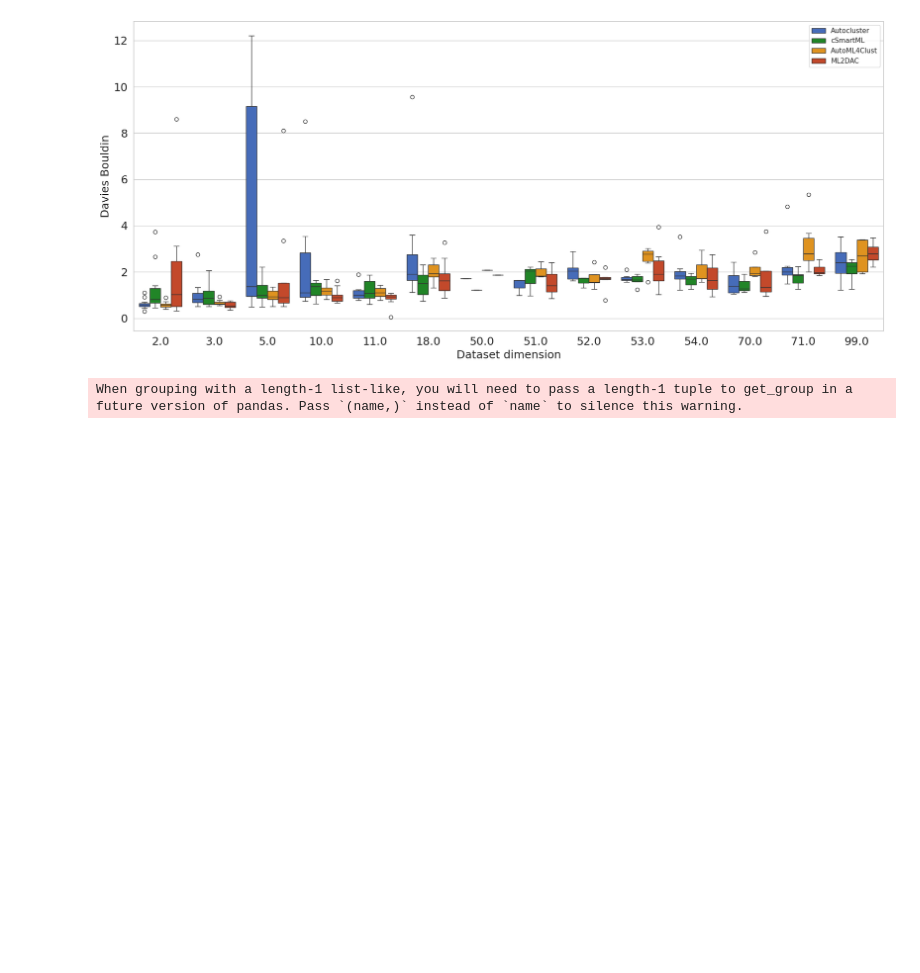
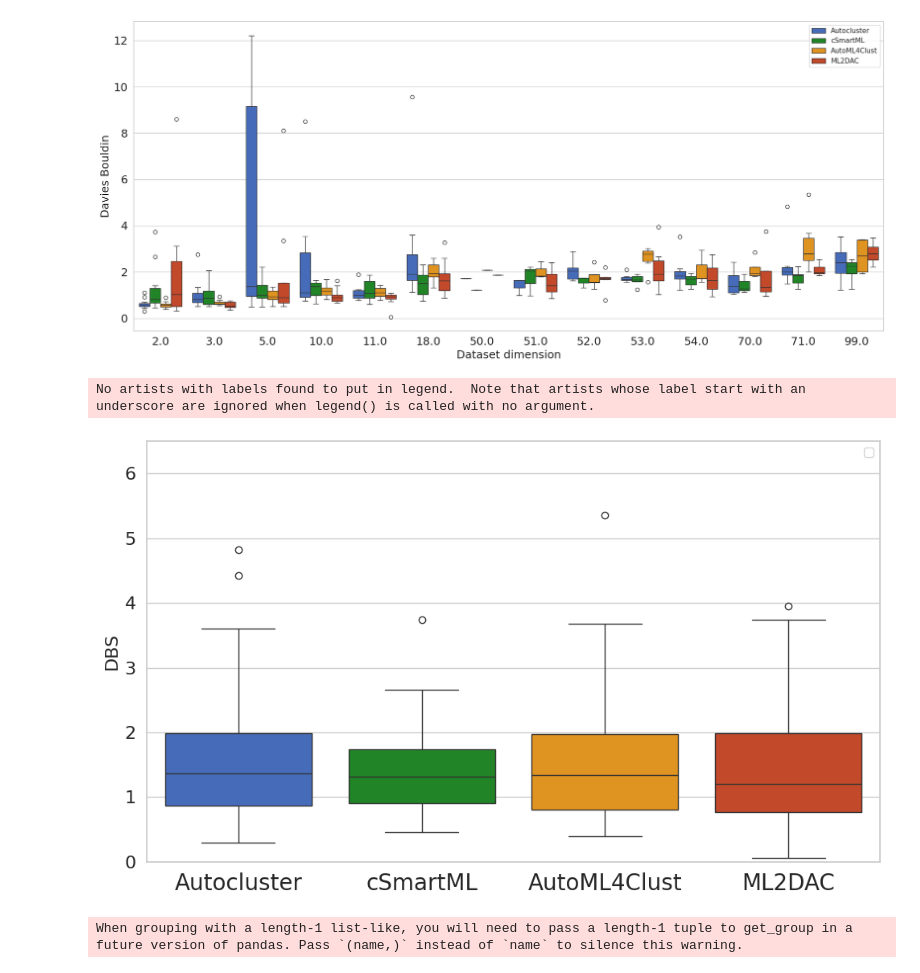
Before and after one commit to biagiolicari/Benchmark_result_AutoML, a Jupyter notebook: Benchmark_reproducibility.ipynb, the cells around one changed output. Saved outputs shown, nothing was run; the diff lists cells and outputs as text; code cells hidden in the pictures; blank space fills up the shorter version.

```diff
--- a/Benchmark_reproducibility.ipynb
+++ b/Benchmark_reproducibility.ipynb
@@ -302,6 +298,13 @@ create_box_plot(data=benchmark_df, x_column='dataset_dim', y_column='dbs', x_lab
                 save=True, save_name="box_plot_dataset_dim_dbs")
 # %% [output]
 [figure]
+# %%
+create_box_plot(data=benchmark_df, x_column='framework', y_column='dbs', x_label='',
+                y_label='DBS', ylim=[0,6.5], hue='framework', title='', x_fontsize=20, use_color_mapping=True,
+                  save=True, save_name="box_plot_dataset_dbs")
+# %% [output]
+No artists with labels found to put in legend.  Note that artists whose label start with an underscore are ignored when legend() is called with no argument.
+[figure, added]
 # %%
 plot_metric_trend(dataframe=benchmark_df,
                         x_column='dataset_dim',
```
Also changed, not shown: parts of 4 cells of this notebook, 6 other files.
